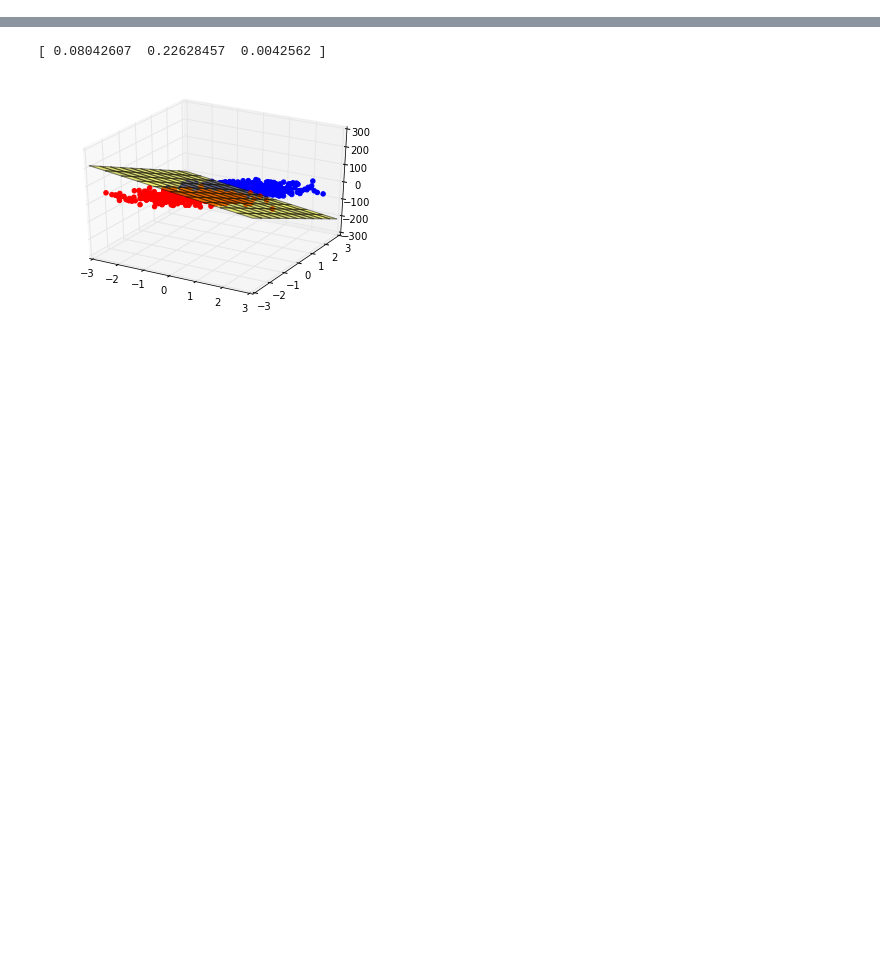
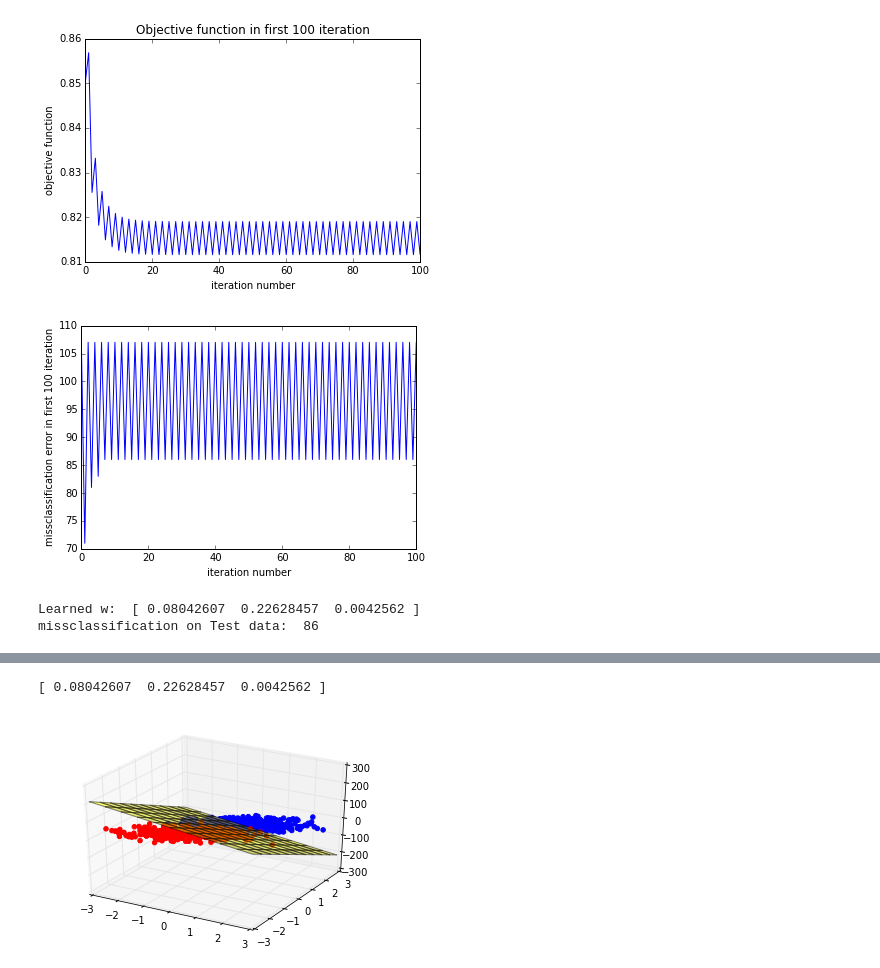
Before and after one commit to mc3784/Computational-Machine-Learning-, a Jupyter notebook: LossFunctions.ipynb, the cells around one changed output, grey strips where cells are left out. Saved outputs shown, nothing was run; the diff lists cells and outputs as text; code cells hidden in the pictures; blank space fills up the shorter version.

```diff
--- a/LossFunctions.ipynb
+++ b/LossFunctions.ipynb
@@ -229,0 +240,7 @@ print wT
+# %%
+my_svm(trainData,testData,19,stopCrit="",showPlot=True,backtr=False)
+# %% [output]
+[figure, added]
+[figure, added]
+Learned w:  [ 0.08042607  0.22628457  0.0042562 ]
+missclassification on Test data:  86
```
Also changed, not shown: parts of 43 cells of this notebook, 1 other file.
